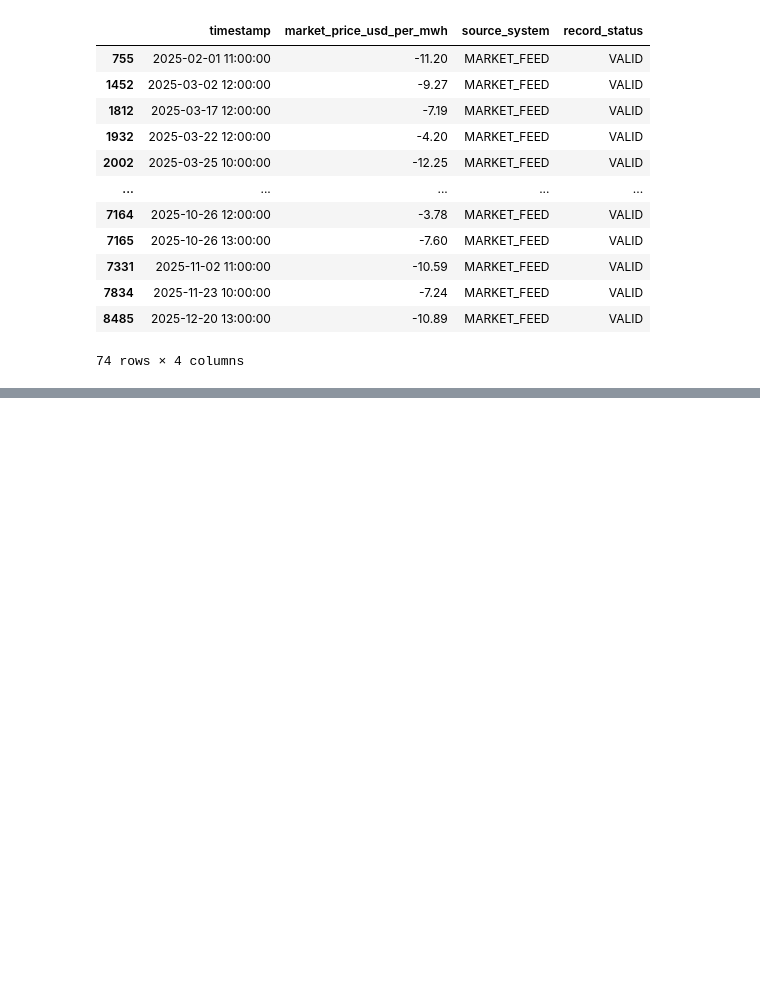
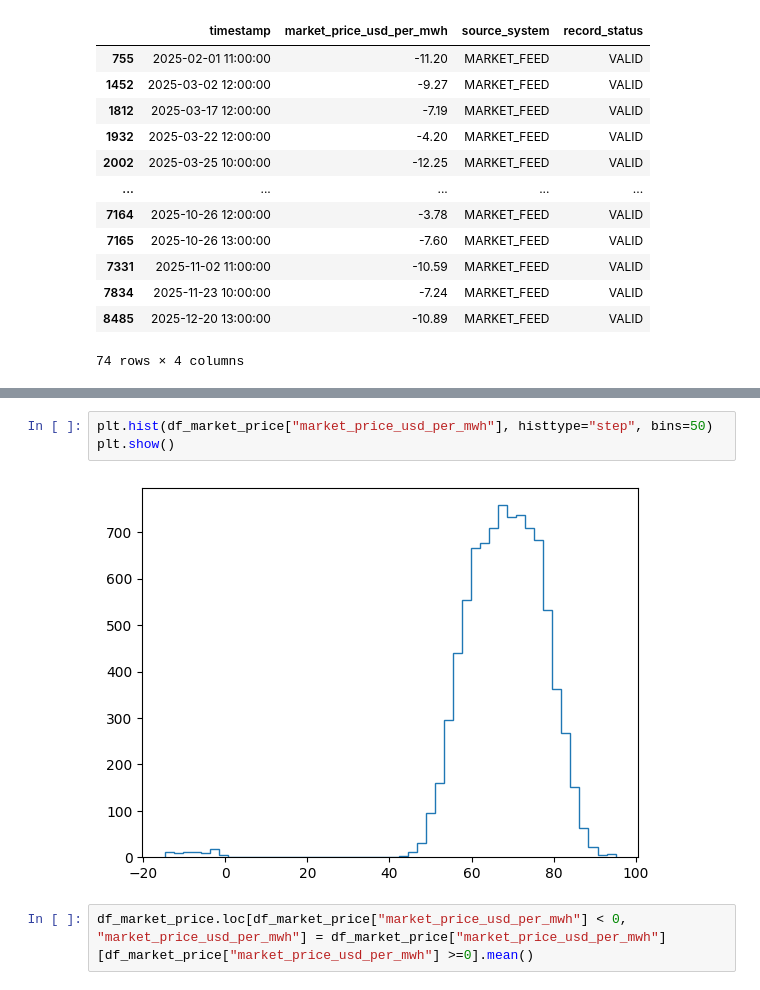
Before and after one commit to sadamhabnawi28/GreenGrid_Energy_Project, a Jupyter notebook: scripts/data_cleaning.ipynb, the cells around one changed output, grey strips where cells are left out. Drawn from its saved outputs; the diff is of its cells as text; blank space fills up the shorter version.

```diff
--- a/scripts/data_cleaning.ipynb
+++ b/scripts/data_cleaning.ipynb
@@ -320,0 +333,7 @@ df_market_price[df_market_price["market_price_usd_per_mwh"] < 0]
+# %%
+plt.hist(df_market_price["market_price_usd_per_mwh"], histtype="step", bins=50)
+plt.show()
+# %% [output]
+[figure, added]
+# %%
+df_market_price.loc[df_market_price["market_price_usd_per_mwh"] < 0, "market_price_usd_per_mwh"] = df_market_price["market_price_usd_per_mwh"][df_market_price["market_price_usd_per_mwh"] >=0].mean()
```
Also changed, not shown: parts of 3 cells of this notebook.
